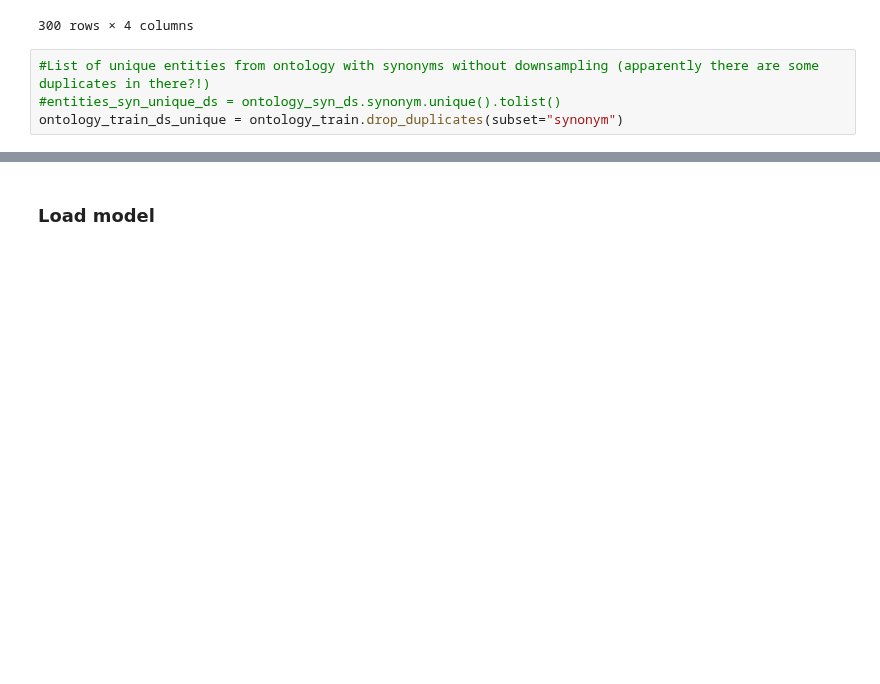
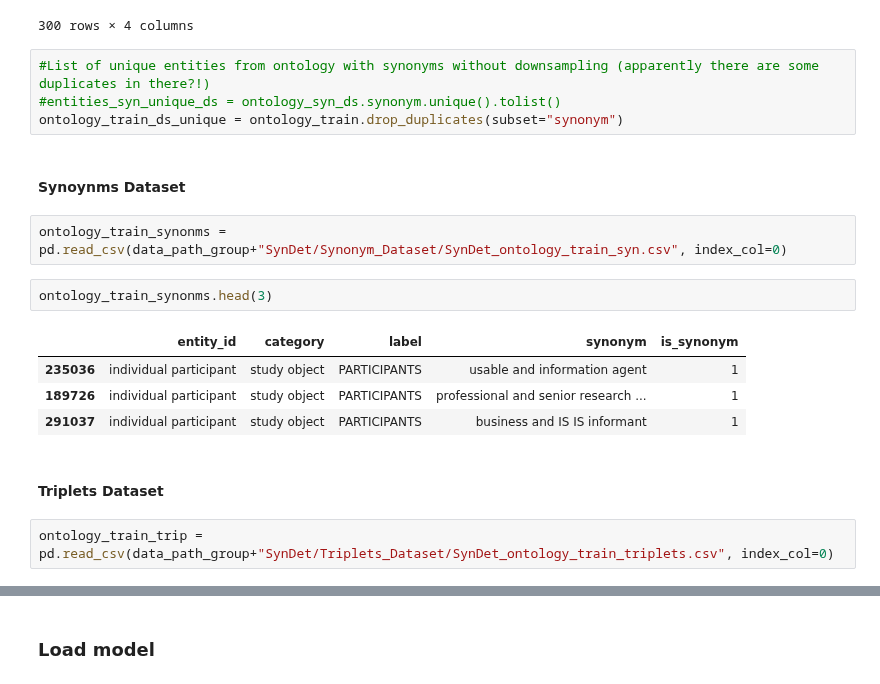
Before and after one commit to Heity94/TWSM_Lab, a Jupyter notebook: Project/Notebooks/PH_SentenceTransfomer_NounPhrases.ipynb, the cells around one changed output, grey strips where cells are left out. Cells and saved outputs as stored; diff of their text form; blank space fills up the shorter version.

Commit message:
Add section to evaluate pre trained model on synonym and triplet dataset

```diff
--- a/Project/Notebooks/PH_SentenceTransfomer_NounPhrases.ipynb
+++ b/Project/Notebooks/PH_SentenceTransfomer_NounPhrases.ipynb
@@ -101,3 +99,18 @@ ontology_train_ds[ontology_train_ds.synonym.duplicated(keep=False)].sort_values(
 #List of unique entities from ontology with synonyms without downsampling (apparently there are some duplicates in there?!)
 #entities_syn_unique_ds = ontology_syn_ds.synonym.unique().tolist()
 ontology_train_ds_unique = ontology_train.drop_duplicates(subset="synonym")
+# %% [markdown]
+#### Synoynms Dataset
+# %%
+ontology_train_synonms = pd.read_csv(data_path_group+"SynDet/Synonym_Dataset/SynDet_ontology_train_syn.csv", index_col=0)
+# %%
+ontology_train_synonms.head(3)
+# %% [output]
+|  | entity_id | category | label | synonym | is_synonym |
+| 235036 | individual participant | study object | PARTICIPANTS | usable and information agent | 1 |
+| 189726 | individual participant | study object | PARTICIPANTS | professional and senior research ... | 1 |
+| 291037 | individual participant | study object | PARTICIPANTS | business and IS IS informant | 1 |
+# %% [markdown]
+#### Triplets Dataset
+# %%
+ontology_train_trip = pd.read_csv(data_path_group+"SynDet/Triplets_Dataset/SynDet_ontology_train_triplets.csv", index_col=0)
```
Also changed, not shown: parts of 17 cells of this notebook.
